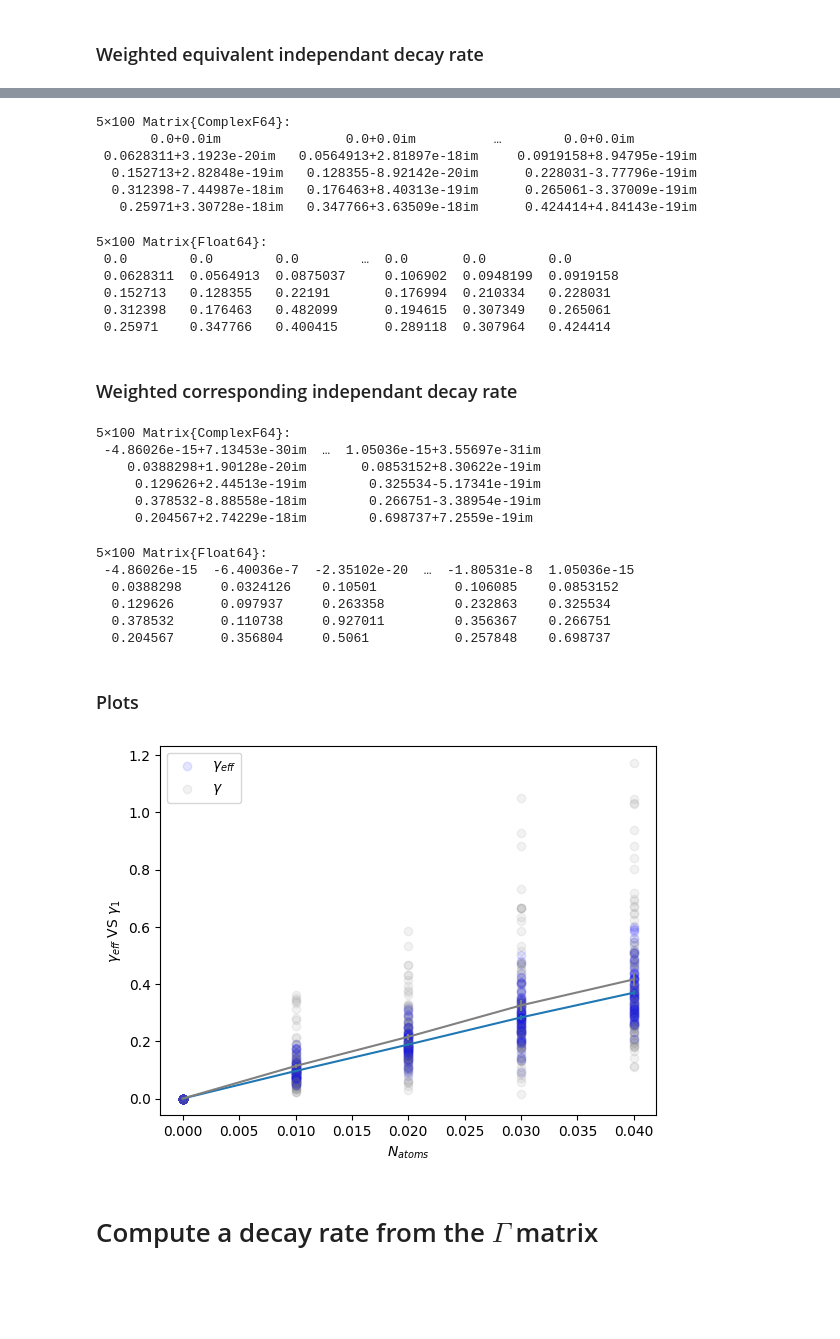
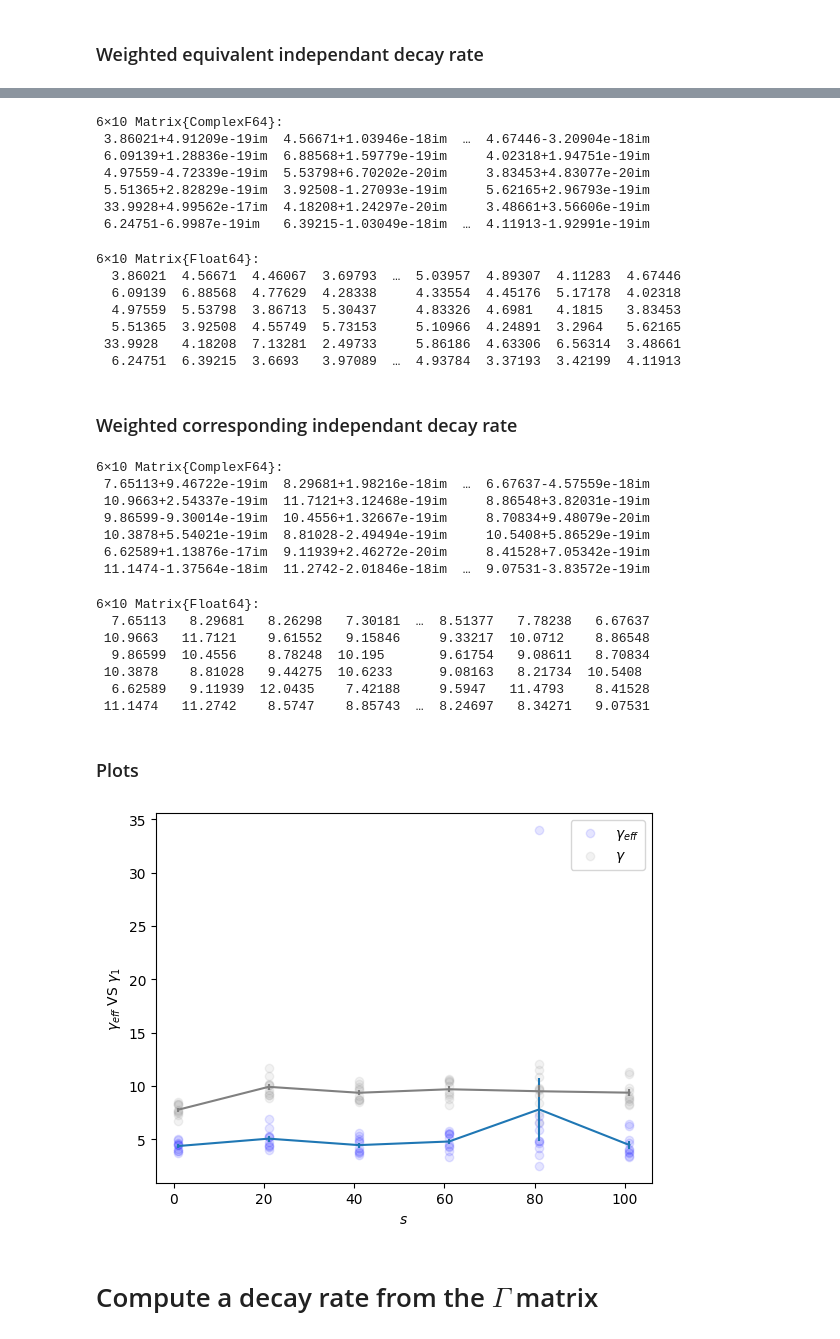
Before and after one commit to DolbeaultRemy/SR_droplets, a Jupyter notebook: QuantumCumulants/Model17/Interacting_atoms_emission_box/Plot_results.ipynb, the cells around one changed output, grey strips where cells are left out. Cells and saved outputs as stored; diff of their text form; code cells hidden in the pictures; blank space fills up the shorter version.

```diff
--- a/QuantumCumulants/Model17/Interacting_atoms_emission_box/Plot_results.ipynb
+++ b/QuantumCumulants/Model17/Interacting_atoms_emission_box/Plot_results.ipynb
@@ -10,16 +10,13 @@ using OrdinaryDiffEq
 # %%
 # Nbr of particles
 N = 10
-r = 100
+r = 10
 d0_lb = 5e-10 # Minimum distance between the atoms (lower boundary) in m
 λ = 421e-9
 γ = 32.7e6 # In Hz
-# sat = [0:1e-2:0.04;]
-sat = [0:1:10;]
-# sat = [5]
+sat = [1:20:101;]
 Ω_RO = γ.*sqrt.(sat/2)
-# n0 = 5e3
-n0 = 1e2
+n0 = 1e0
 
 # Quantization axis along z
 e = [0, 0, 1.]
@@ -211,7 +227,11 @@ for (i, s) in enumerate(sat)
     @load "op_list/op_list_$N.jdl2" op_list
     for j in 1:length(popup_t_N[i])
         if j ∉ nbr_error_t_N[i]
-            sol_SS = sol_t_N[i][j][end]
+            if length(sol_t_N[i][j][end]) > 1 # If the full solution yas saved
+                sol_SS = sol_t_N[i][j][end]
+            else
+                sol_SS = sol_t_N[i][j] # Only the SS was saved
+            end
 
             decay_rate_interactions_eq_indep_weighted[i, j] += 2*decay_rate_interactions_eq_indep[i, j]*sum(sol_SS[a] for a = 1:N)
             decay_rate_interactions_eq_indep_weighted[i, j] -= 2*Ω_RO[i]*sum([imag(sol_SS[a]) for a = N+1:2*N])
@@ -221,21 +241,23 @@ for (i, s) in enumerate(sat)
 end
 decay_rate_interactions_eq_indep_weighted
 # %% [output]
-5×100 Matrix{ComplexF64}:
-       0.0+0.0im                0.0+0.0im          …        0.0+0.0im
- 0.0628311+3.1923e-20im   0.0564913+2.81897e-18im     0.0919158+8.94795e-19im
-  0.152713+2.82848e-19im   0.128355-8.92142e-20im      0.228031-3.77796e-19im
-  0.312398-7.44987e-18im   0.176463+8.40313e-19im      0.265061-3.37009e-19im
-   0.25971+3.30728e-18im   0.347766+3.63509e-18im      0.424414+4.84143e-19im
+6×10 Matrix{ComplexF64}:
+ 3.86021+4.91209e-19im  4.56671+1.03946e-18im  …  4.67446-3.20904e-18im
+ 6.09139+1.28836e-19im  6.88568+1.59779e-19im     4.02318+1.94751e-19im
+ 4.97559-4.72339e-19im  5.53798+6.70202e-20im     3.83453+4.83077e-20im
+ 5.51365+2.82829e-19im  3.92508-1.27093e-19im     5.62165+2.96793e-19im
+ 33.9928+4.99562e-17im  4.18208+1.24297e-20im     3.48661+3.56606e-19im
+ 6.24751-6.9987e-19im   6.39215-1.03049e-18im  …  4.11913-1.92991e-19im
 # %%
 decay_rate_interactions_eq_indep_weighted = real.(decay_rate_interactions_eq_indep_weighted)
 # %% [output]
-5×100 Matrix{Float64}:
- 0.0        0.0        0.0        …  0.0       0.0        0.0
- 0.0628311  0.0564913  0.0875037     0.106902  0.0948199  0.0919158
- 0.152713   0.128355   0.22191       0.176994  0.210334   0.228031
- 0.312398   0.176463   0.482099      0.194615  0.307349   0.265061
- 0.25971    0.347766   0.400415      0.289118  0.307964   0.424414
+6×10 Matrix{Float64}:
+  3.86021  4.56671  4.46067  3.69793  …  5.03957  4.89307  4.11283  4.67446
+  6.09139  6.88568  4.77629  4.28338     4.33554  4.45176  5.17178  4.02318
+  4.97559  5.53798  3.86713  5.30437     4.83326  4.6981   4.1815   3.83453
+  5.51365  3.92508  4.55749  5.73153     5.10966  4.24891  3.2964   5.62165
+ 33.9928   4.18208  7.13281  2.49733     5.86186  4.63306  6.56314  3.48661
+  6.24751  6.39215  3.6693   3.97089  …  4.93784  3.37193  3.42199  4.11913
 # %% [markdown]
 ### Weighted corresponding independant decay rate
 # %%
@@ -245,7 +267,11 @@ for (i, s) in enumerate(sat)
     @load "op_list/op_list_$N.jdl2" op_list
     for j in 1:length(popup_t_N[i])
         if j ∉ nbr_error_t_N[i]
-            sol_SS = sol_t_N[i][j][end]
+            if length(sol_t_N[i][j][end]) > 1 # If the full solution yas saved
+                sol_SS = sol_t_N[i][j][end]
+            else
+                sol_SS = sol_t_N[i][j] # Only the SS was saved
+            end
 
             decay_rate_independant_eq_indep_weighted[i, j] += 2*γ*sum(sol_SS[a] for a = 1:N)
             decay_rate_independant_eq_indep_weighted[i, j] -= 2*Ω_RO[i]*sum([imag(sol_SS[a]) for a = N+1:2*N])
@@ -255,49 +281,51 @@ for (i, s) in enumerate(sat)
 end
 decay_rate_independant_eq_indep_weighted
 # %% [output]
-5×100 Matrix{ComplexF64}:
- -4.86026e-15+7.13453e-30im  …  1.05036e-15+3.55697e-31im
-    0.0388298+1.90128e-20im       0.0853152+8.30622e-19im
-     0.129626+2.44513e-19im        0.325534-5.17341e-19im
-     0.378532-8.88558e-18im        0.266751-3.38954e-19im
-     0.204567+2.74229e-18im        0.698737+7.2559e-19im
+6×10 Matrix{ComplexF64}:
+ 7.65113+9.46722e-19im  8.29681+1.98216e-18im  …  6.67637-4.57559e-18im
+ 10.9663+2.54337e-19im  11.7121+3.12468e-19im     8.86548+3.82031e-19im
+ 9.86599-9.30014e-19im  10.4556+1.32667e-19im     8.70834+9.48079e-20im
+ 10.3878+5.54021e-19im  8.81028-2.49494e-19im     10.5408+5.86529e-19im
+ 6.62589+1.13876e-17im  9.11939+2.46272e-20im     8.41528+7.05342e-19im
+ 11.1474-1.37564e-18im  11.2742-2.01846e-18im  …  9.07531-3.83572e-19im
 # %%
 decay_rate_independant_eq_indep_weighted = real.(decay_rate_independant_eq_indep_weighted)
 # %% [output]
-5×100 Matrix{Float64}:
- -4.86026e-15  -6.40036e-7  -2.35102e-20  …  -1.80531e-8  1.05036e-15
-  0.0388298     0.0324126    0.10501          0.106085    0.0853152
-  0.129626      0.097937     0.263358         0.232863    0.325534
-  0.378532      0.110738     0.927011         0.356367    0.266751
-  0.204567      0.356804     0.5061           0.257848    0.698737
+6×10 Matrix{Float64}:
+  7.65113   8.29681   8.26298   7.30181  …  8.51377   7.78238   6.67637
+ 10.9663   11.7121    9.61552   9.15846     9.33217  10.0712    8.86548
+  9.86599  10.4556    8.78248  10.195       9.61754   9.08611   8.70834
+ 10.3878    8.81028   9.44275  10.6233      9.08163   8.21734  10.5408
+  6.62589   9.11939  12.0435    7.42188     9.5947   11.4793    8.41528
+ 11.1474   11.2742    8.5747    8.85743  …  8.24697   8.34271   9.07531
 # %% [markdown]
 ### Plots
 # %%
 close("all")
 fig = subplots()
 
 errorbar(sat, [mean([decay_rate_interactions_eq_indep_weighted[i, j] for j in 1:r if j ∉ nbr_error_t_N[i]]) for i in 1:1:length(sat)], yerr=[std([decay_rate_interactions_eq_indep_weighted[i, j] for j in 1:r if j ∉ nbr_error_t_N[i]])/sqrt(r) for i in 1:length(sat)])
 errorbar(sat, [mean([decay_rate_independant_eq_indep_weighted[i, j] for j in 1:r if j ∉ nbr_error_t_N[i]]) for i in 1:1:length(sat)], yerr=[std([decay_rate_independant_eq_indep_weighted[i, j] for j in 1:r if j ∉ nbr_error_t_N[i]])/sqrt(r) for i in 1:length(sat)], color="grey")
 
 for i in 1:length(sat)
     for j in 1:r
         if j ∉ nbr_error_t_N[i]
             scatter(sat[i], decay_rate_interactions_eq_indep_weighted[i, j], color="blue", alpha=0.1)
             scatter(sat[i], decay_rate_independant_eq_indep_weighted[i, j], color="grey", alpha=0.1)
         end
     end
 end
 
 legend([L"\gamma_{eff}", L"γ"])
-xlabel(L"N_{atoms}")
+xlabel(L"s")
 ylabel(L"$\gamma_{eff}$ VS $\gamma_1$")
 
 # hlines(1, N_list[1], N_list[end], linestyle="--", color="grey")
 # ylim(0, 1.5)
 # pygui(true); show()
 pygui(false);
 # %% [output]
-[figure, old version]
+[figure, new version]
 # %% [markdown]
 # Compute a decay rate from the $\Gamma$ matrix
 # %%
```
Also changed, not shown: parts of 12 cells of this notebook, 21 other files.
